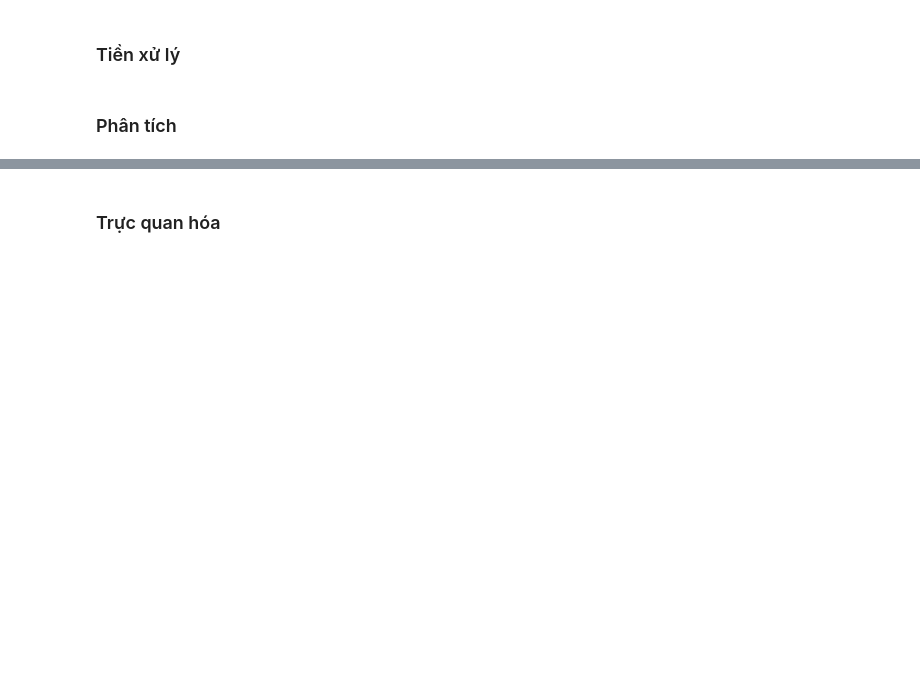
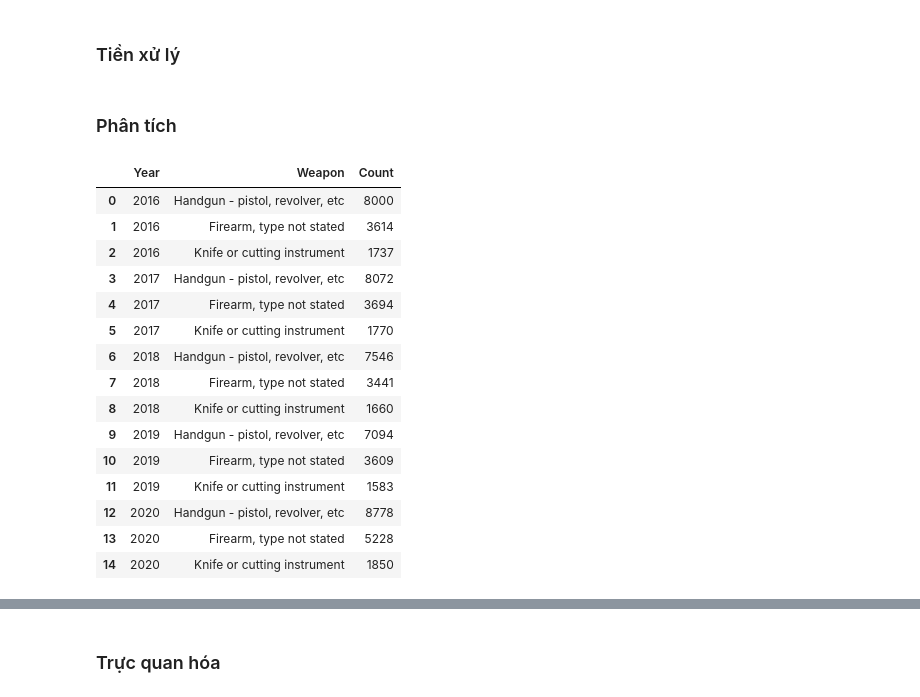
Before and after one commit to SangPhan852/P4DS_Project, a Jupyter notebook: 20127288_20127613.ipynb, the cells around one changed output, grey strips where cells are left out. Saved outputs shown, nothing was run; the diff lists cells and outputs as text; code cells hidden in the pictures; blank space fills up the shorter version.

```diff
--- a/20127288_20127613.ipynb
+++ b/20127288_20127613.ipynb
@@ -331,6 +324,8 @@ diff_vals = cat_df.apply(lambda col: col.dropna().unique())     # các giá tr
 cat_cols_distribution = pd.DataFrame(data = np.array((mising_percentage, num_diff_vals, diff_vals)),
                                      columns = cat_df.columns,
                                      index = ['mising percentage', 'num_diff_vals', 'diff_vals'])
+
+pd.reset_option("display.max_colwidth")
 cat_cols_distribution
 # %% [output]
 |  | ID | CNTYFIPS | Ori | State | Agency | Agentype | Source | Solved | StateName | Month | ... | ... |
@@ -379,2 +374,25 @@ homi_df
 # %% [markdown]
 ### Phân tích
+# %%
+weapon_df = homi_df_unique[['ID', 'Year', 'Weapon']].copy()
+count = pd.DataFrame(weapon_df.groupby(['Year', 'Weapon']).size().rename('Count')).reset_index()
+
+top_3_weapon = count.groupby('Year').apply(lambda x: x.nlargest(3, 'Count')).reset_index(drop=True)
+top_3_weapon
+# %% [output]
+|  | Year | Weapon | Count |
+| 0 | 2016 | Handgun - pistol, revolver, etc | 8000 |
+| 1 | 2016 | Firearm, type not stated | 3614 |
+| 2 | 2016 | Knife or cutting instrument | 1737 |
+| 3 | 2017 | Handgun - pistol, revolver, etc | 8072 |
+| 4 | 2017 | Firearm, type not stated | 3694 |
+| 5 | 2017 | Knife or cutting instrument | 1770 |
+| 6 | 2018 | Handgun - pistol, revolver, etc | 7546 |
+| 7 | 2018 | Firearm, type not stated | 3441 |
+| 8 | 2018 | Knife or cutting instrument | 1660 |
+| 9 | 2019 | Handgun - pistol, revolver, etc | 7094 |
+| 10 | 2019 | Firearm, type not stated | 3609 |
+| 11 | 2019 | Knife or cutting instrument | 1583 |
+| 12 | 2020 | Handgun - pistol, revolver, etc | 8778 |
+| 13 | 2020 | Firearm, type not stated | 5228 |
+| 14 | 2020 | Knife or cutting instrument | 1850 |
```
Also changed, not shown: parts of 24 cells of this notebook, 1 other file.
